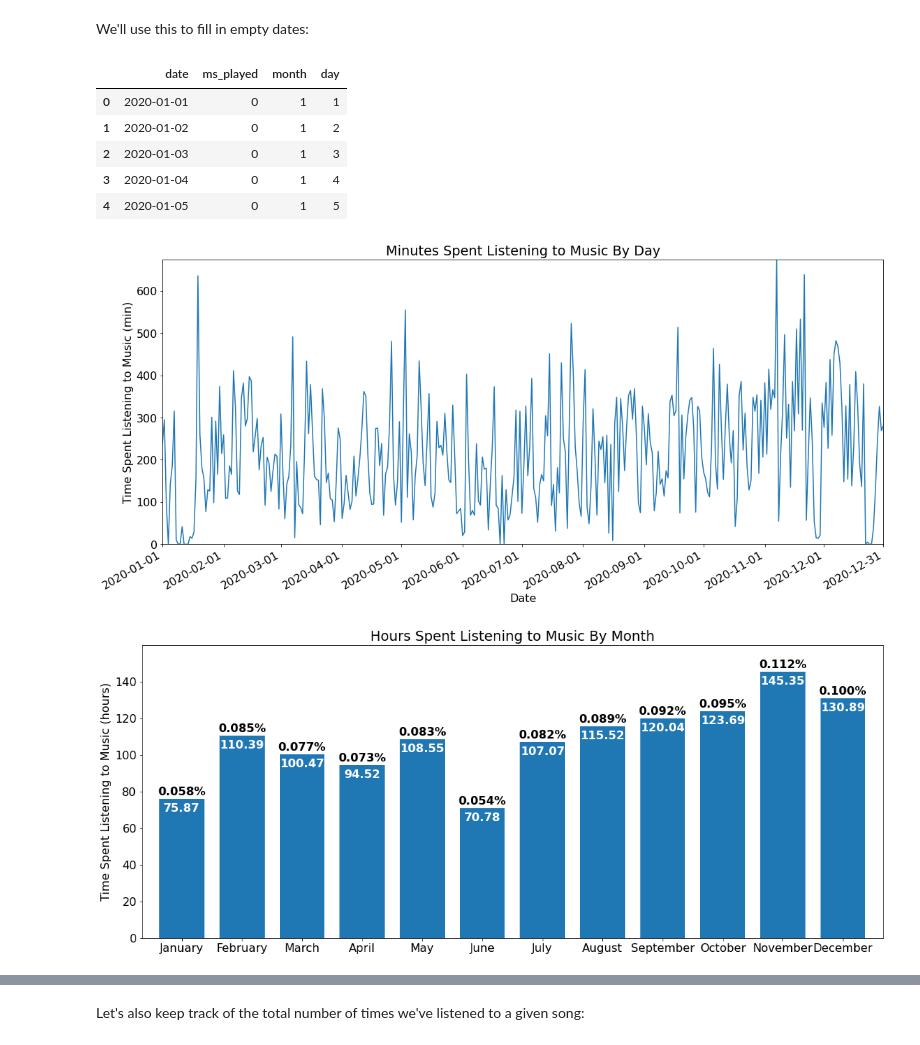
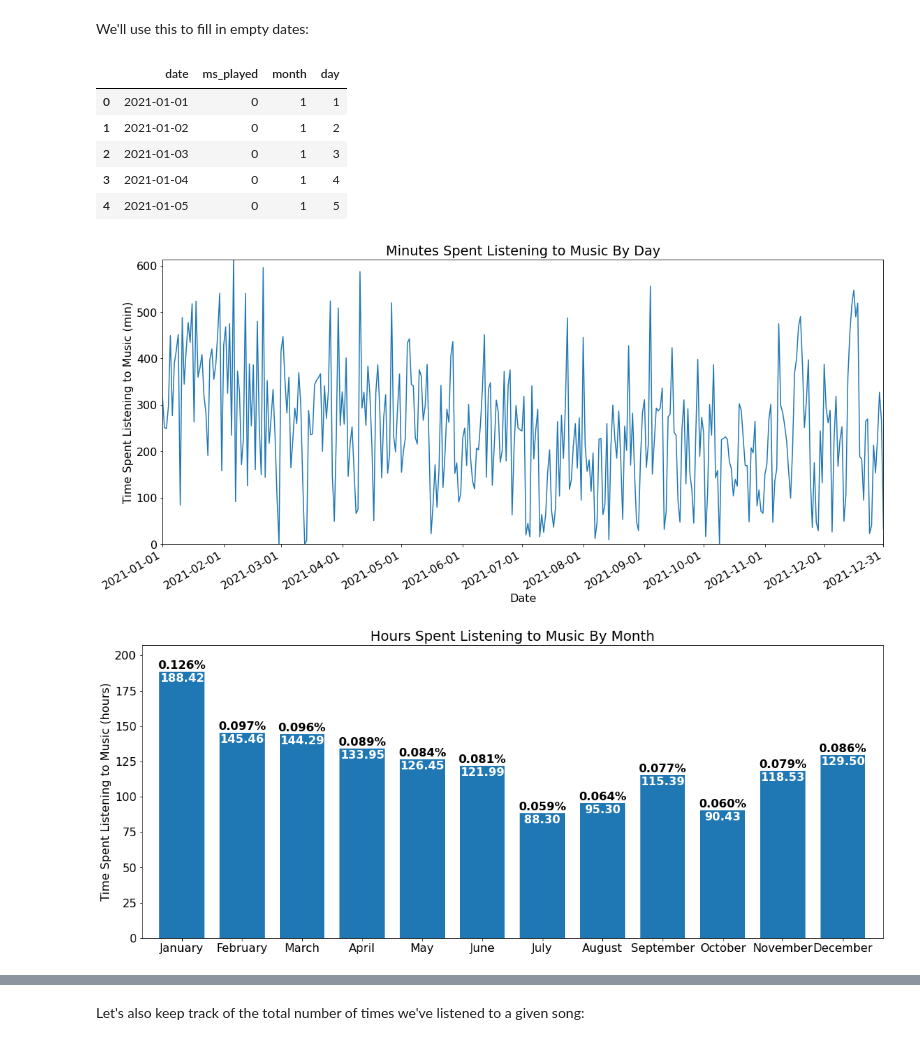
Before and after one commit to justinro-underscore/SpotifyDataAnalysis, a Jupyter notebook: SpotifyDataAnalysis.ipynb, the cells around one changed output, grey strips where cells are left out. Drawn from its saved outputs; the diff is of its cells as text; code cells hidden in the pictures.

```diff
--- a/SpotifyDataAnalysis.ipynb
+++ b/SpotifyDataAnalysis.ipynb
@@ -202,42 +202,42 @@ month_range
 We'll use this to fill in empty dates:
 # %%
 thirty_one_day_months = [1, 3, 5, 7, 8, 10, 12]
-full_year_arr = [["2020-{:02}-{:02}".format(month, day), 0, int(month), int(day)]
+full_year_arr = [["2021-{:02}-{:02}".format(month, day), 0, int(month), int(day)]
                  for month in range(1, 13)
                  for day in range(1, 32 if month in thirty_one_day_months else 31 if month != 2 else 30)]
 full_year_df = pd.DataFrame(full_year_arr, columns=["date", "ms_played", "month", "day"])
-full_year_df = full_year_df[full_year_df["date"] >= "2020-{:02}-01".format(month_range[0])]
+full_year_df = full_year_df[full_year_df["date"] >= "2021-{:02}-01".format(month_range[0])]
 if month_range[1] < 12:
-    full_year_df = full_year_df[full_year_df["date"] < "2020-{:02}-01".format(month_range[1] + 1)]
+    full_year_df = full_year_df[full_year_df["date"] < "2021-{:02}-01".format(month_range[1] + 1)]
 full_year_df = full_year_df.reset_index(drop=True)
 
 full_year_df.head()
 # %% [output]
 |  | date | ms_played | month | day |
-| 0 | 2020-01-01 | 0 | 1 | 1 |
-| 1 | 2020-01-02 | 0 | 1 | 2 |
-| 2 | 2020-01-03 | 0 | 1 | 3 |
-| 3 | 2020-01-04 | 0 | 1 | 4 |
-| 4 | 2020-01-05 | 0 | 1 | 5 |
+| 0 | 2021-01-01 | 0 | 1 | 1 |
+| 1 | 2021-01-02 | 0 | 1 | 2 |
+| 2 | 2021-01-03 | 0 | 1 | 3 |
+| 3 | 2021-01-04 | 0 | 1 | 4 |
+| 4 | 2021-01-05 | 0 | 1 | 5 |
 # %%
 def show_minutes_spent_listening_to_music_by_day(data):
     plt.plot(data[:,0], data[:,1])
     plt.title("Minutes Spent Listening to Music By Day")
     plt.xlabel("Date")
-    plt.xticks(["2020-{:02}-01".format(month) for month in range(month_range[0], month_range[1] + 1)] + [data[len(data)-1,0]], ha='right')
+    plt.xticks(["2021-{:02}-01".format(month) for month in range(month_range[0], month_range[1] + 1)] + [data[len(data)-1,0]], ha='right')
     plt.xticks(rotation=30)
     plt.ylabel("Time Spent Listening to Music (min)")
     plt.margins(0)
 
 data = complete_streaming_history_df[["date", "ms_played"]].groupby(["date"]).sum().apply(lambda x: x / ms_to_minutes)
 full_year_copy_df = full_year_df[["date", "ms_played"]].copy().set_index("date")
 full_year_copy_df.update(data)
 data = full_year_copy_df.reset_index().to_numpy()
 show_minutes_spent_listening_to_music_by_day(data)
 
 plt.show()
 # %% [output]
-[figure, old version]
+[figure, new version]
 # %%
 def show_minutes_spent_listening_to_music_by_month(data):
     fig, ax = plt.subplots()
@@ -264,7 +264,7 @@ show_minutes_spent_listening_to_music_by_month(data)
 
 plt.show()
 # %% [output]
-[figure, old version]
+[figure, new version]
 # %%
 # complete_streaming_history, but only keep songs and songs that have been listened to for at least half their runtime
 trimmed_tracks_data_df = complete_streaming_history_df[complete_streaming_history_df["type"] == "track"]
```
Also changed, not shown: parts of 31 cells of this notebook, 2 other files.
